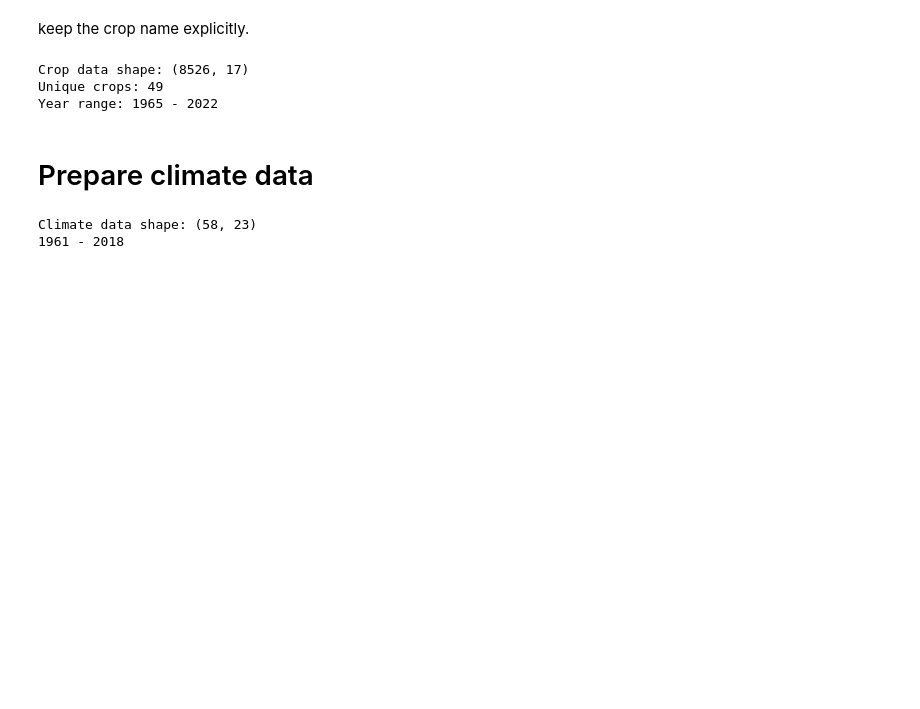
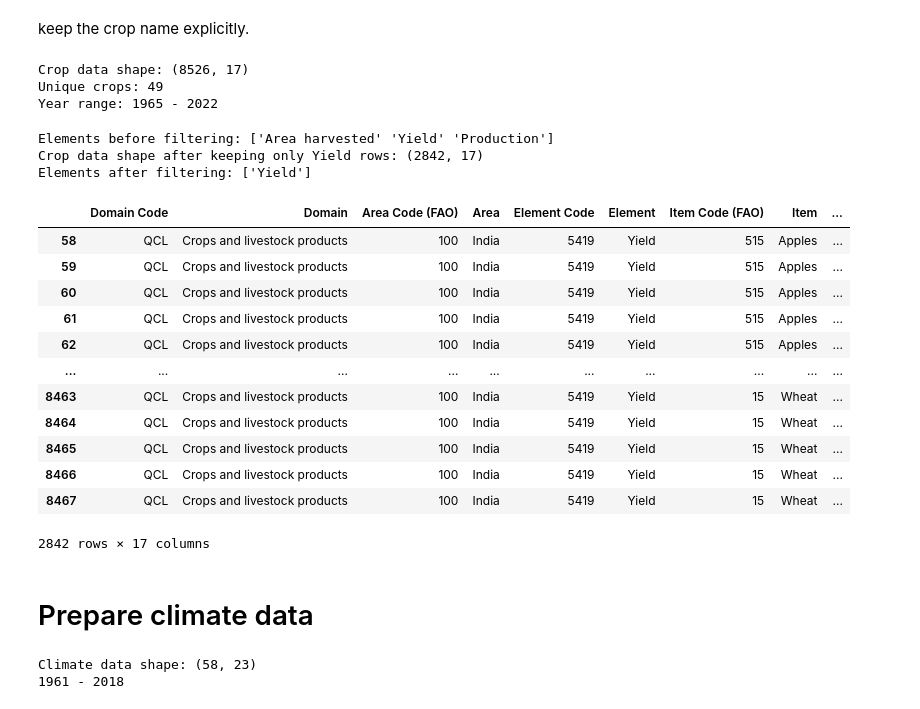
Before and after one commit to sandeepa-ukr/AI-Based-Crop-Predection, a Jupyter notebook: crop-yield.ipynb, the cells around one changed output. Cells and saved outputs as stored; diff of their text form; code cells hidden in the pictures; blank space fills up the shorter version.

```diff
--- a/crop-yield.ipynb
+++ b/crop-yield.ipynb
@@ -99,6 +99,34 @@ print("Year range:", crop_df['Year'].min(), "-", crop_df['Year'].max())
 Crop data shape: (8526, 17)
 Unique crops: 49
 Year range: 1965 - 2022
+# %%
+# Keep only Yield rows (FAOSTAT typically also has 'Area harvested' and 'Production' as Elements)
+print("Elements before filtering:", crop_df['Element'].unique())
+
+crop_df = crop_df[crop_df['Element'].str.contains('Yield', case=False, na=False)]
+
+print("Crop data shape after keeping only Yield rows:", crop_df.shape)
+print("Elements after filtering:", crop_df['Element'].unique())
+# %% [output]
+Elements before filtering: ['Area harvested' 'Yield' 'Production']
+Crop data shape after keeping only Yield rows: (2842, 17)
+Elements after filtering: ['Yield']
+# %%
+crop_df
+# %% [output]
+|  | Domain Code | Domain | Area Code (FAO) | Area | Element Code | Element | Item Code (FAO) | Item | ... |
+| 58 | QCL | Crops and livestock products | 100 | India | 5419 | Yield | 515 | Apples | ... |
+| 59 | QCL | Crops and livestock products | 100 | India | 5419 | Yield | 515 | Apples | ... |
+| 60 | QCL | Crops and livestock products | 100 | India | 5419 | Yield | 515 | Apples | ... |
+| 61 | QCL | Crops and livestock products | 100 | India | 5419 | Yield | 515 | Apples | ... |
+| 62 | QCL | Crops and livestock products | 100 | India | 5419 | Yield | 515 | Apples | ... |
+| ... | ... | ... | ... | ... | ... | ... | ... | ... | ... |
+| 8463 | QCL | Crops and livestock products | 100 | India | 5419 | Yield | 15 | Wheat | ... |
+| 8464 | QCL | Crops and livestock products | 100 | India | 5419 | Yield | 15 | Wheat | ... |
+| 8465 | QCL | Crops and livestock products | 100 | India | 5419 | Yield | 15 | Wheat | ... |
+| 8466 | QCL | Crops and livestock products | 100 | India | 5419 | Yield | 15 | Wheat | ... |
+| 8467 | QCL | Crops and livestock products | 100 | India | 5419 | Yield | 15 | Wheat | ... |
+2842 rows × 17 columns
 # %% [markdown]
 # Prepare climate data
 # %%
```
Also changed, not shown: parts of 18 cells of this notebook.
